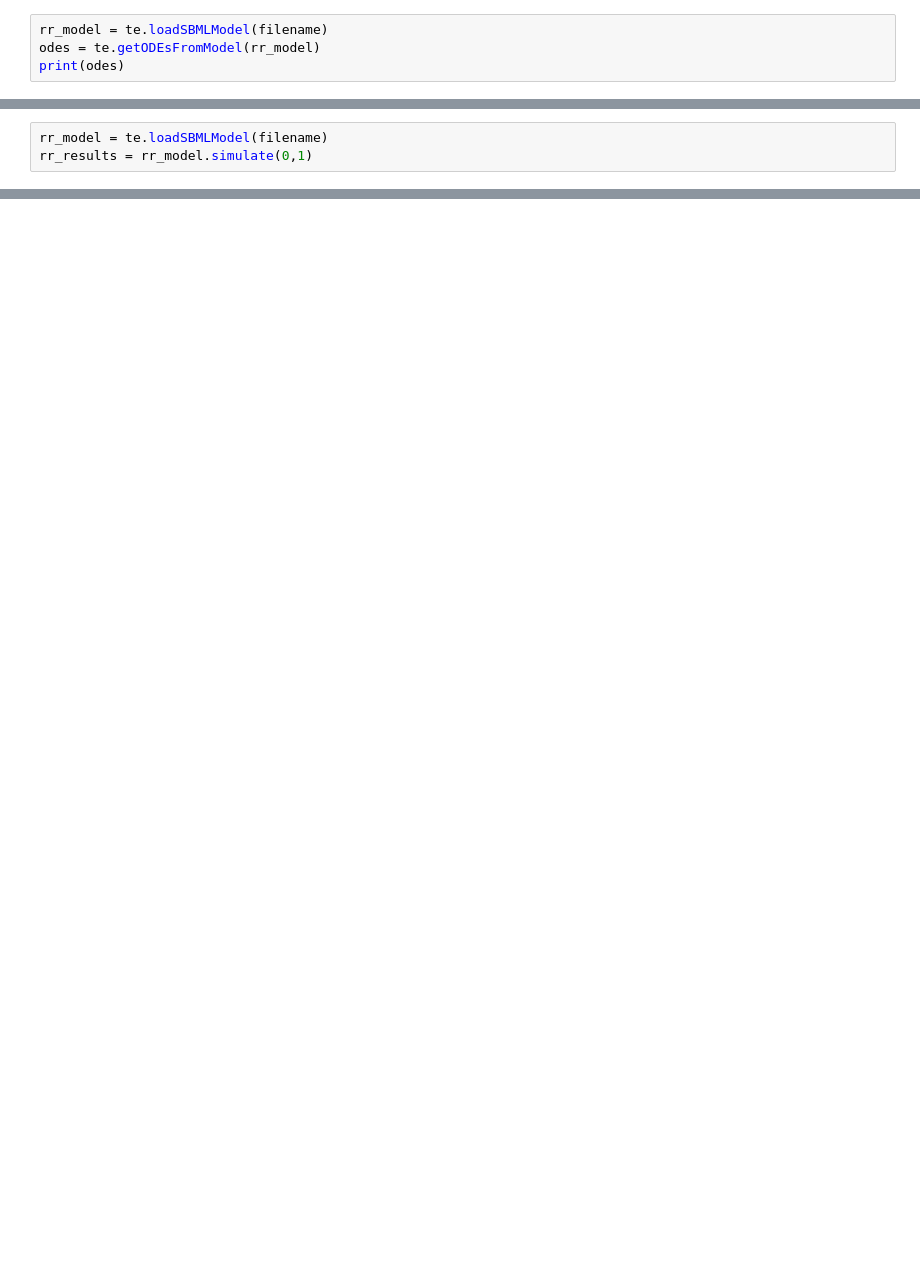
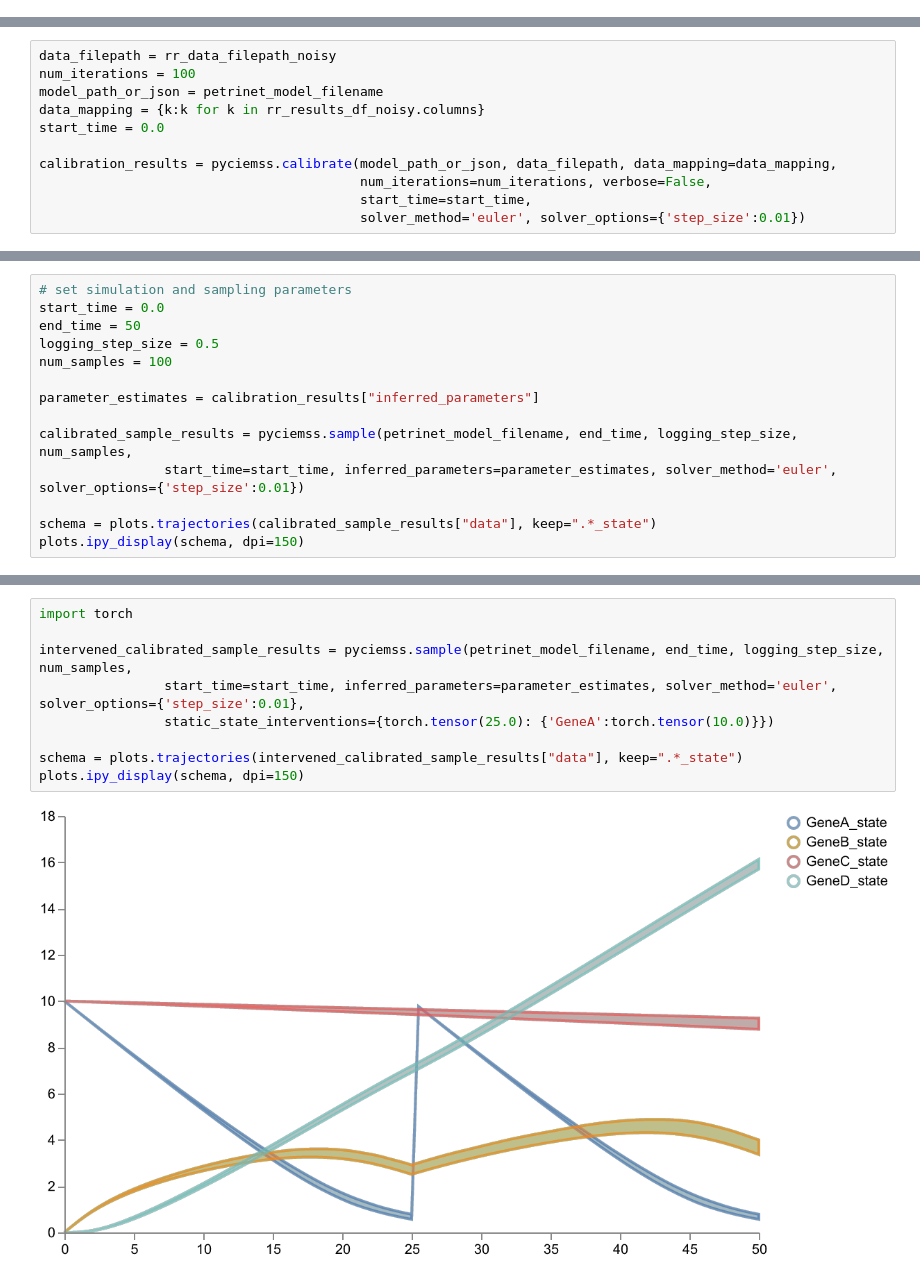
Before and after one commit to CRISPR-CARB/nocap, a Jupyter notebook: notebooks/pyciemss_test.ipynb, the cells around one changed output, grey strips where cells are left out. Drawn from its saved outputs; the diff is of its cells as text; blank space fills up the shorter version.

```diff
--- a/notebooks/pyciemss_test.ipynb
+++ b/notebooks/pyciemss_test.ipynb
@@ -62,4 +0,0 @@ SBML model written to test_dag.xml
-# %%
-rr_model = te.loadSBMLModel(filename)
-odes = te.getODEsFromModel(rr_model)
-print(odes)
@@ -198,3 +0,0 @@ petrinet_model.to_json_file(
-# %%
-rr_model = te.loadSBMLModel(filename)
-rr_results = rr_model.simulate(0,1)
@@ -245,0 +233,11 @@ plots.ipy_display(schema, dpi=150)
+# %%
+data_filepath = rr_data_filepath_noisy
+num_iterations = 100
+model_path_or_json = petrinet_model_filename
+data_mapping = {k:k for k in rr_results_df_noisy.columns}
+start_time = 0.0
+
+calibration_results = pyciemss.calibrate(model_path_or_json, data_filepath, data_mapping=data_mapping,
+                                         num_iterations=num_iterations, verbose=False,
+                                         start_time=start_time,
+                                         solver_method='euler', solver_options={'step_size':0.01})
@@ -245,0 +247,14 @@ plots.ipy_display(schema, dpi=150)
+# %%
+# set simulation and sampling parameters
+start_time = 0.0
+end_time = 50
+logging_step_size = 0.5
+num_samples = 100
+
+parameter_estimates = calibration_results["inferred_parameters"]
+
+calibrated_sample_results = pyciemss.sample(petrinet_model_filename, end_time, logging_step_size, num_samples,
+                start_time=start_time, inferred_parameters=parameter_estimates, solver_method='euler', solver_options={'step_size':0.01})
+
+schema = plots.trajectories(calibrated_sample_results["data"], keep=".*_state")
+plots.ipy_display(schema, dpi=150)
@@ -245,0 +267,11 @@ plots.ipy_display(schema, dpi=150)
+# %%
+import torch
+
+intervened_calibrated_sample_results = pyciemss.sample(petrinet_model_filename, end_time, logging_step_size, num_samples,
+                start_time=start_time, inferred_parameters=parameter_estimates, solver_method='euler', solver_options={'step_size':0.01},
+                static_state_interventions={torch.tensor(25.0): {'GeneA':torch.tensor(10.0)}})
+
+schema = plots.trajectories(intervened_calibrated_sample_results["data"], keep=".*_state")
+plots.ipy_display(schema, dpi=150)
+# %% [output]
+[figure, added]
```
Also changed, not shown: parts of 39 cells of this notebook, 14 other files.
